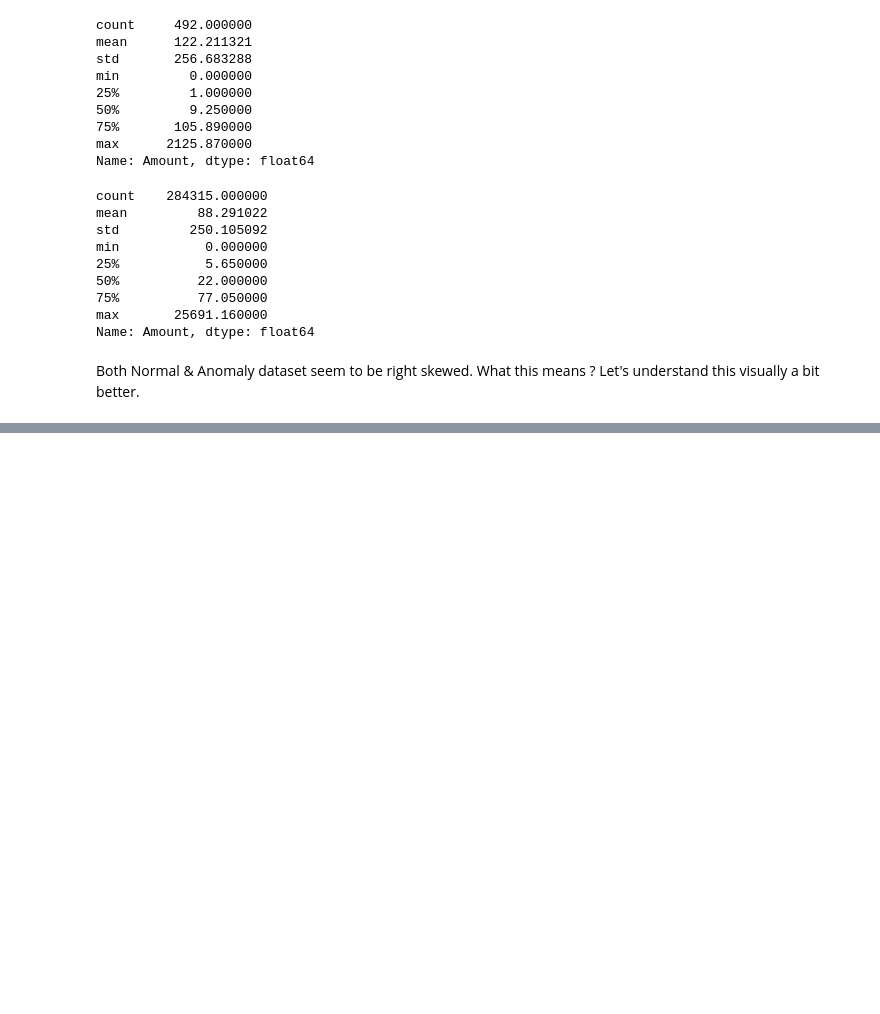
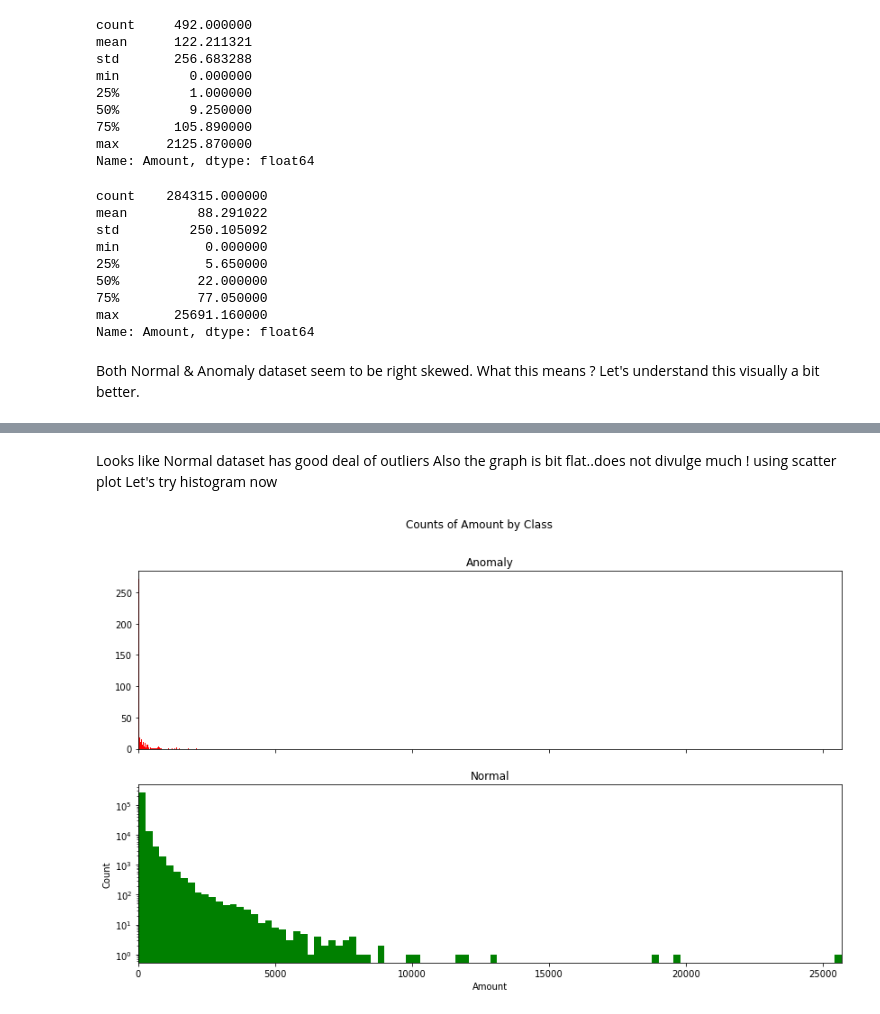
Before and after one commit to maitreyee-github/AI-Learning, a Jupyter notebook: Credit card Anomaly detection Local dataset.ipynb, the cells around one changed output, grey strips where cells are left out. Saved outputs shown, nothing was run; the diff lists cells and outputs as text; code cells hidden in the pictures; blank space fills up the shorter version.

```diff
--- a/Credit card Anomaly detection Local dataset.ipynb
+++ b/Credit card Anomaly detection Local dataset.ipynb
@@ -131,10 +131,10 @@ def plot_histogram(df, bins, columns, log_scale=False):
     fig, (ax1, ax2) = plt.subplots(2, 1, sharex=True)
     fig.suptitle(f'Counts of {column} by Class')
 
-    ax1.hist(anomaly[column], bins = bins, colour="red")
+    ax1.hist(anomaly[column], bins = bins, color="red")
     ax1.set_title('Anomaly')
 
-    ax2.hist(normal[column], bins=bins, colour="orange")
+    ax2.hist(normal[column], bins=bins, color="green")
     ax2.set_title('Normal')
 
     plt.xlabel(f'{column}')
@@ -143,22 +143,3 @@ def plot_histogram(df, bins, columns, log_scale=False):
         plt.yscale('log')
     plt.xlim(np.min(df[column]), np.max(df[column]))
     plt.show()
-# %%
-#Below function will help plot scatterplot of your data
-def plot_histogram(df, x_col, y_col, sharey = False):
-
-    anomaly= df[df.Class == 1]
-    normal= df[df.Class == 0]
-
-    fig, (ax1, ax2) = plt.subplots(2, 1, sharex=True)
-    fig.suptitle(f'Counts of {column} by Class')
-
-    ax1.scatter(anomaly[x_col], anomaly[y_col], colour="red")
-    ax1.set_title('Anomaly')
-
-    ax2.hist(normal[x_col], normal[y_col], colour="orange")
-    ax2.set_title('Normal')
-
-    plt.xlabel(x_col)
-    plt.ylabel(y_col)
-    plt.show()
@@ -174,0 +175,10 @@ plt.show()
+# %% [markdown]
+Looks like Normal dataset has good deal of outliers
+Also the graph is bit flat..does not divulge much ! using scatter plot
+Let's try histogram now
+# %%
+bins = 100
+column = "Amount"
+plot_histogram(df, bins, "Amount", log_scale=True)
+# %% [output]
+[figure, added]
```
Also changed, not shown: parts of 5 cells of this notebook.
